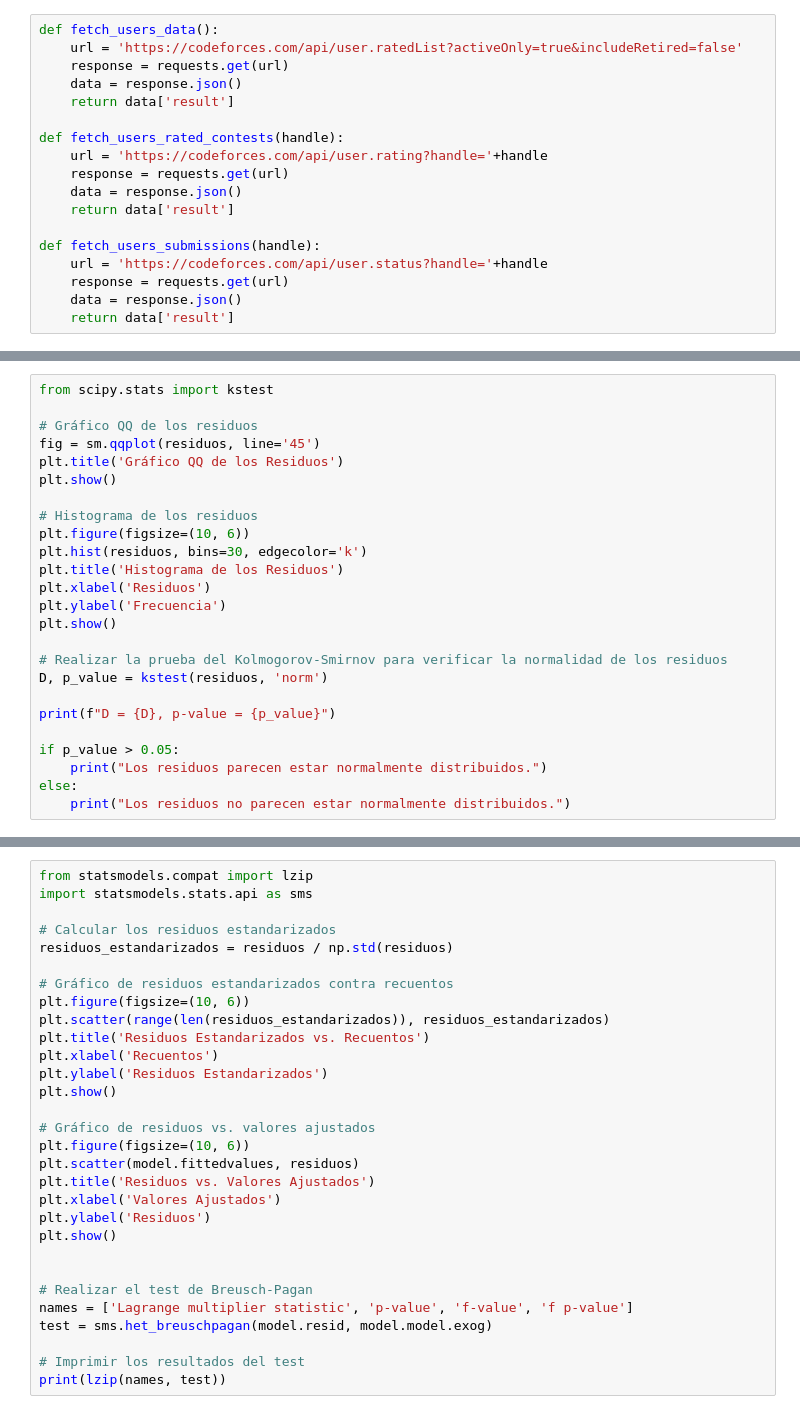
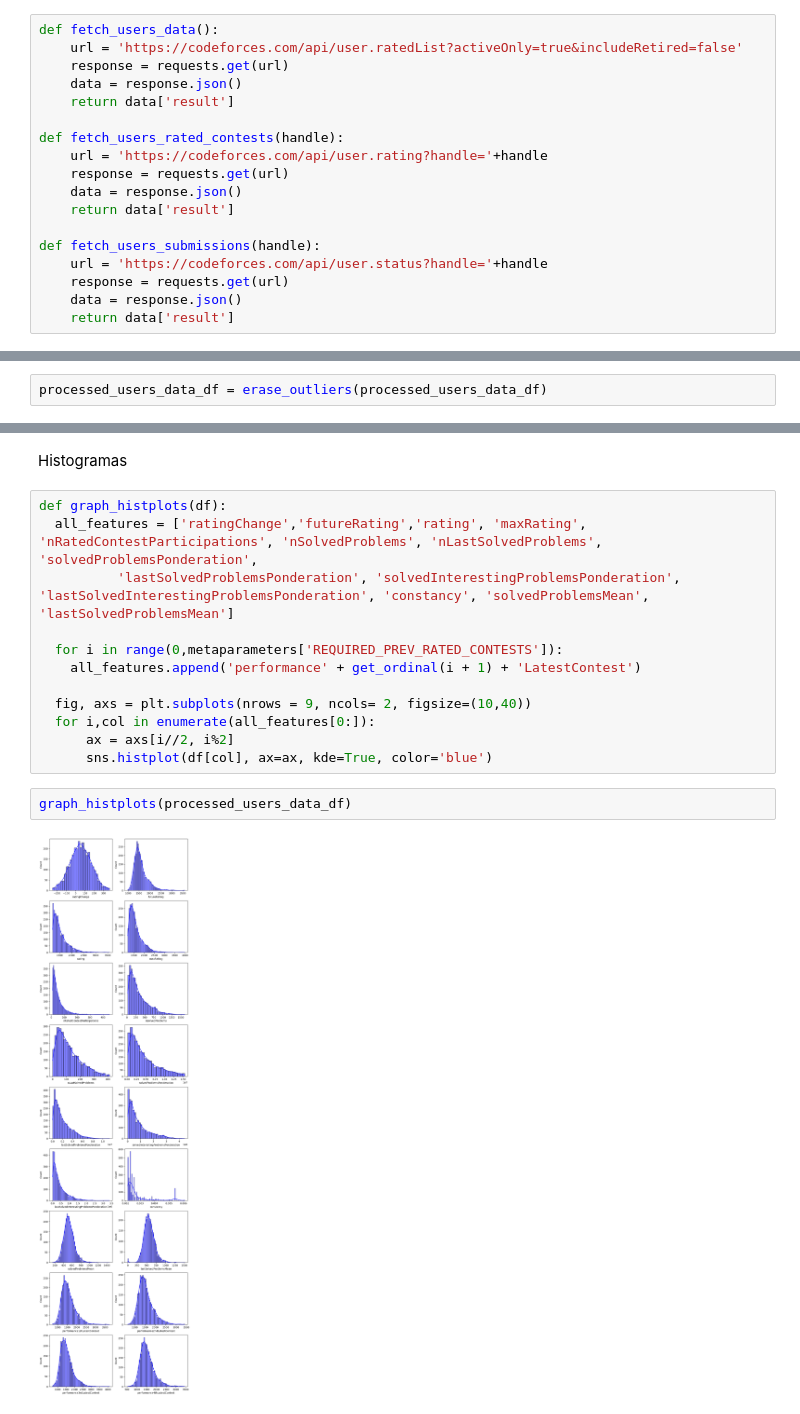
Before and after one commit to Mandelbros/Codeforces-Performance-Predictor, a Jupyter notebook: lab.ipynb, the cells around one changed output, grey strips where cells are left out. Saved outputs shown, nothing was run; the diff lists cells and outputs as text.

```diff
--- a/lab.ipynb
+++ b/lab.ipynb
@@ -591,0 +784,2 @@ Number of unvalid users discarded: 158
+# %%
+processed_users_data_df = erase_outliers(processed_users_data_df)
@@ -655,25 +881,0 @@ else:
-# %%
-from scipy.stats import kstest
-
-# Gráfico QQ de los residuos
-fig = sm.qqplot(residuos, line='45')
-plt.title('Gráfico QQ de los Residuos')
-plt.show()
-
-# Histograma de los residuos
-plt.figure(figsize=(10, 6))
-plt.hist(residuos, bins=30, edgecolor='k')
-plt.title('Histograma de los Residuos')
-plt.xlabel('Residuos')
-plt.ylabel('Frecuencia')
-plt.show()
-
-# Realizar la prueba del Kolmogorov-Smirnov para verificar la normalidad de los residuos
-D, p_value = kstest(residuos, 'norm')
-
-print(f"D = {D}, p-value = {p_value}")
-
-if p_value > 0.05:
-    print("Los residuos parecen estar normalmente distribuidos.")
-else:
-    print("Los residuos no parecen estar normalmente distribuidos.")
@@ -695,30 +882,18 @@ else:
-# %%
-from statsmodels.compat import lzip
-import statsmodels.stats.api as sms
-
-# Calcular los residuos estandarizados
-residuos_estandarizados = residuos / np.std(residuos)
-
-# Gráfico de residuos estandarizados contra recuentos
-plt.figure(figsize=(10, 6))
-plt.scatter(range(len(residuos_estandarizados)), residuos_estandarizados)
-plt.title('Residuos Estandarizados vs. Recuentos')
-plt.xlabel('Recuentos')
-plt.ylabel('Residuos Estandarizados')
-plt.show()
-
-# Gráfico de residuos vs. valores ajustados
-plt.figure(figsize=(10, 6))
-plt.scatter(model.fittedvalues, residuos)
-plt.title('Residuos vs. Valores Ajustados')
-plt.xlabel('Valores Ajustados')
-plt.ylabel('Residuos')
-plt.show()
-
-
-# Realizar el test de Breusch-Pagan
-names = ['Lagrange multiplier statistic', 'p-value', 'f-value', 'f p-value']
-test = sms.het_breuschpagan(model.resid, model.model.exog)
-
-# Imprimir los resultados del test
-print(lzip(names, test))
+# %% [markdown]
+Histogramas
+# %%
+def graph_histplots(df):
+  all_features = ['ratingChange','futureRating','rating', 'maxRating', 'nRatedContestParticipations', 'nSolvedProblems', 'nLastSolvedProblems', 'solvedProblemsPonderation',
+          'lastSolvedProblemsPonderation', 'solvedInterestingProblemsPonderation', 'lastSolvedInterestingProblemsPonderation', 'constancy', 'solvedProblemsMean', 'lastSolvedProblemsMean']
+
+  for i in range(0,metaparameters['REQUIRED_PREV_RATED_CONTESTS']):
+    all_features.append('performance' + get_ordinal(i + 1) + 'LatestContest')
+
+  fig, axs = plt.subplots(nrows = 9, ncols= 2, figsize=(10,40))
+  for i,col in enumerate(all_features[0:]):
+      ax = axs[i//2, i%2]
+      sns.histplot(df[col], ax=ax, kde=True, color='blue')
+# %%
+graph_histplots(processed_users_data_df)
+# %% [output]
+[figure, added]
```
Also changed, not shown: parts of 138 cells of this notebook, 1 other file.
